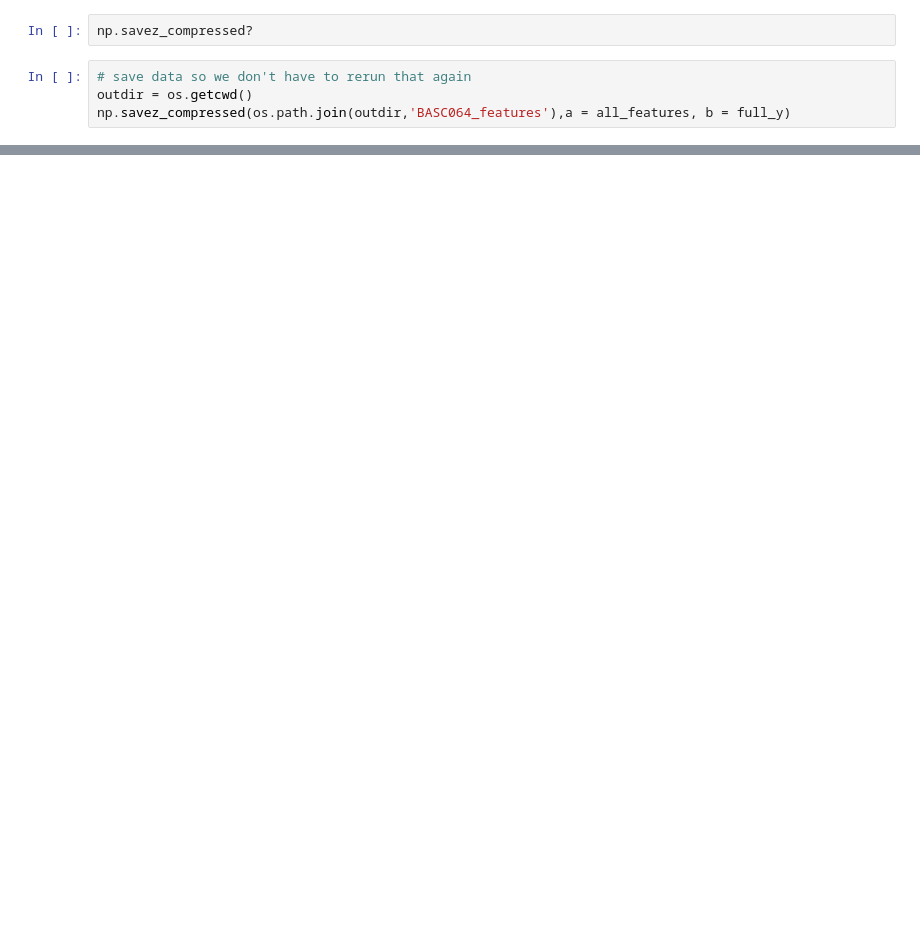
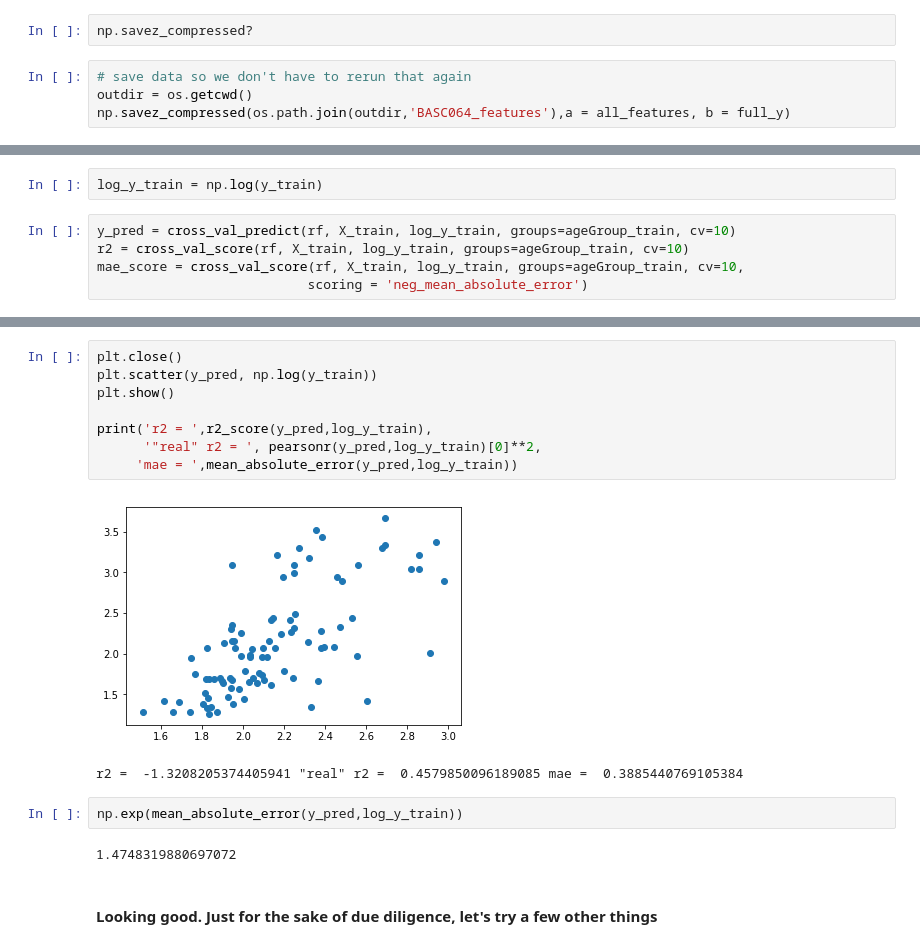
Before and after one commit to illdopejake/RS2018_Nilearn_tutorial, a Jupyter notebook: DeNovo_age_prediction.ipynb, the cells around one changed output, grey strips where cells are left out. Drawn from its saved outputs; the diff is of its cells as text; blank space fills up the shorter version.

```diff
--- a/DeNovo_age_prediction.ipynb
+++ b/DeNovo_age_prediction.ipynb
@@ -166,0 +249,7 @@ StratifiedShuffleSplit?
+# %%
+log_y_train = np.log(y_train)
+# %%
+y_pred = cross_val_predict(rf, X_train, log_y_train, groups=ageGroup_train, cv=10)
+r2 = cross_val_score(rf, X_train, log_y_train, groups=ageGroup_train, cv=10)
+mae_score = cross_val_score(rf, X_train, log_y_train, groups=ageGroup_train, cv=10,
+                           scoring = 'neg_mean_absolute_error')
@@ -166,0 +269,17 @@ StratifiedShuffleSplit?
+# %%
+plt.close()
+plt.scatter(y_pred, np.log(y_train))
+plt.show()
+
+print('r2 = ',r2_score(y_pred,log_y_train),
+      '"real" r2 = ', pearsonr(y_pred,log_y_train)[0]**2,
+     'mae = ',mean_absolute_error(y_pred,log_y_train))
+# %% [output]
+[figure, added]
+r2 =  -1.3208205374405941 "real" r2 =  0.4579850096189085 mae =  0.3885440769105384
+# %%
+np.exp(mean_absolute_error(y_pred,log_y_train))
+# %% [output]
+1.4748319880697072
+# %% [markdown]
+#### Looking good. Just for the sake of due diligence, let's try a few other things
```
Also changed, not shown: parts of 19 cells of this notebook.
